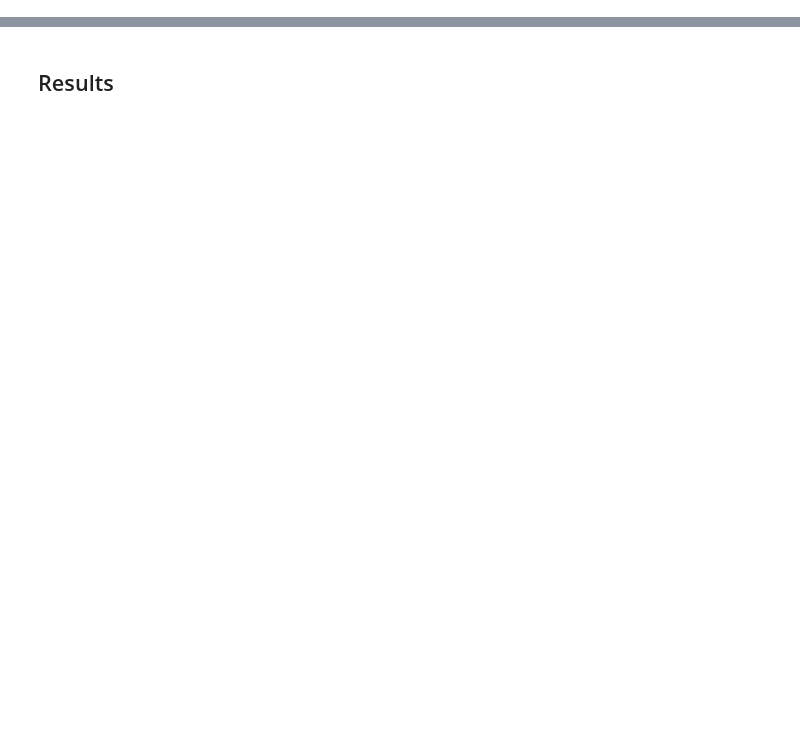
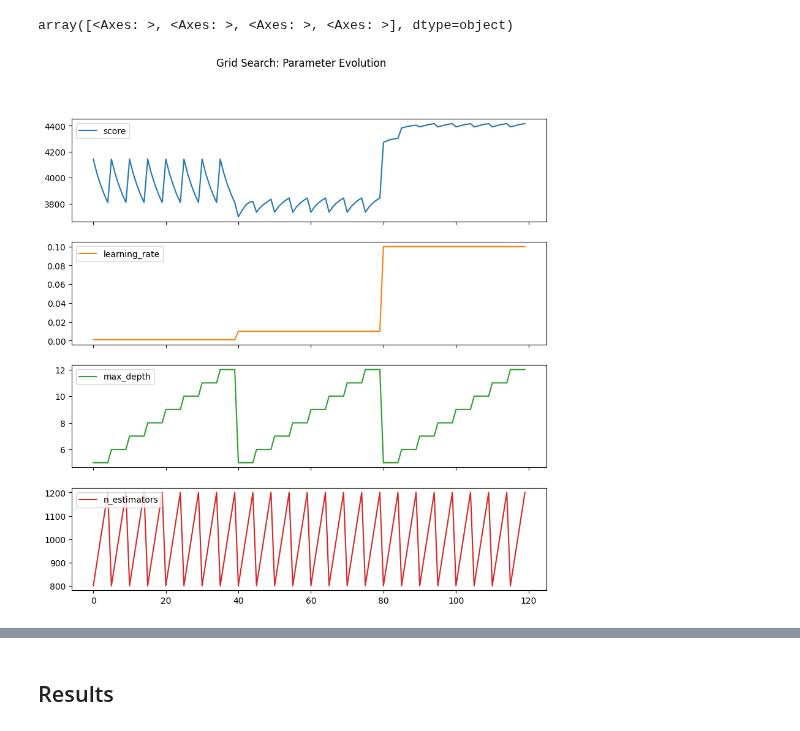
Before and after one commit to hyeonsangjeon/Hyperparameters-Optimization, a Jupyter notebook: HyperParameterInspect.ipynb, the cells around one changed output, grey strips where cells are left out. Drawn from its saved outputs; the diff is of its cells as text; code cells hidden in the pictures; blank space fills up the shorter version.

```diff
--- a/HyperParameterInspect.ipynb
+++ b/HyperParameterInspect.ipynb
@@ -362,0 +155,23 @@ pseudo code로 정리하면:
+# %%
+from sklearn.model_selection import KFold, cross_val_score, train_test_split
+
+# 실험 파라미터 설정
+random_state = 42  # 재현 가능한 결과를 위한 랜덤 시드
+n_iter = 50        # 모든 최적화 알고리즘에 적용할 반복 횟수
+
+# 훈련/테스트 데이터 분할 (80% 훈련, 20% 테스트)
+train_data, test_data, train_targets, test_targets = train_test_split(
+    data,
+    targets,
+    test_size=0.20,
+    shuffle=True,
+    random_state=random_state
+)
+
+# 교차 검증 설정 (2-폴드 KFold)
+num_folds = 2
+kf = KFold(
+    n_splits=num_folds,
+    shuffle=True,
+    random_state=random_state
+)
@@ -362,0 +220,3 @@ pseudo code로 정리하면:
+# %%
+# 베이스라인 모델 생성 (기본 파라미터 사용)
+model = LGBMRegressor(random_state=random_state, verbose=-1)
@@ -362,0 +437,14 @@ pseudo code로 정리하면:
+# %%
+# Convert Grid Search results to DataFrame
+gs_results_df = pd.DataFrame({
+    'score': -gs.cv_results_['mean_test_score'],
+    'learning_rate': gs.cv_results_['param_learning_rate'].data,
+    'max_depth': gs.cv_results_['param_max_depth'].data,
+    'n_estimators': gs.cv_results_['param_n_estimators'].data
+})
+
+# Visualize parameter exploration process
+gs_results_df.plot(subplots=True, figsize=(10, 10), title='Grid Search: Parameter Evolution')
+# %% [output]
+array([<Axes: >, <Axes: >, <Axes: >, <Axes: >], dtype=object)
+[figure, added]
```
Also changed, not shown: parts of 88 cells of this notebook, 4 other files.
